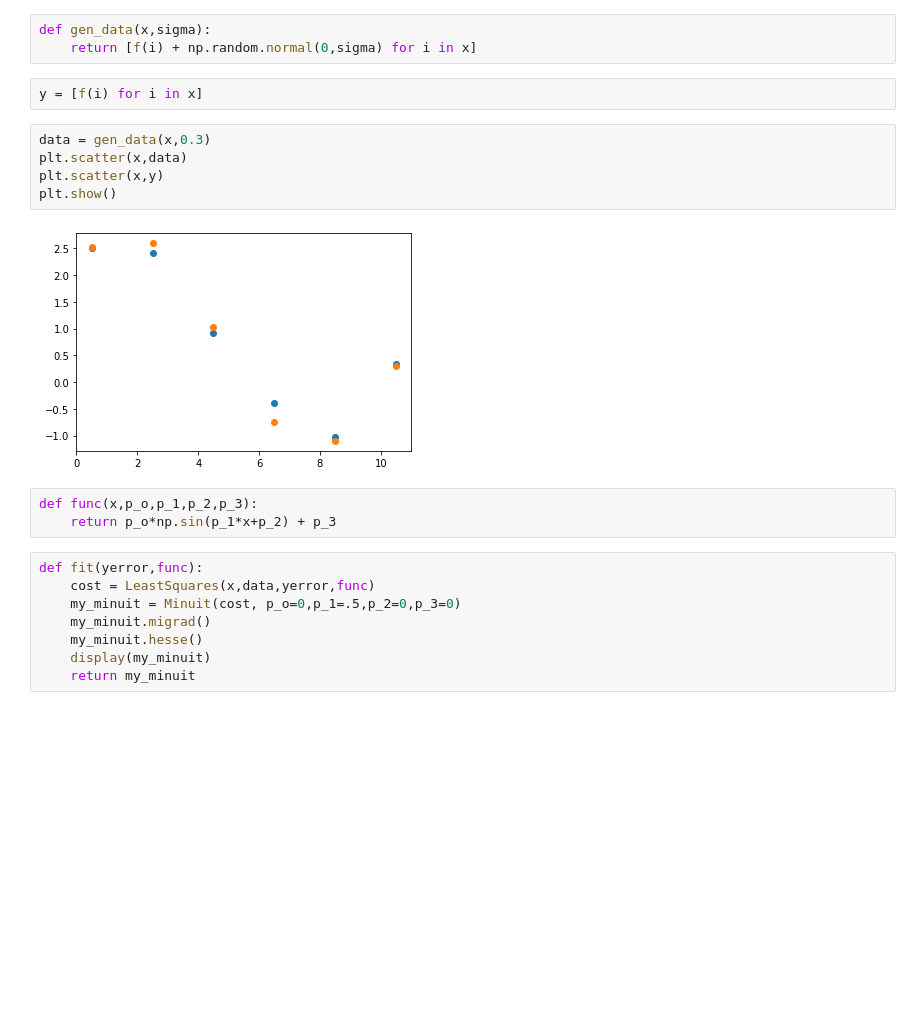
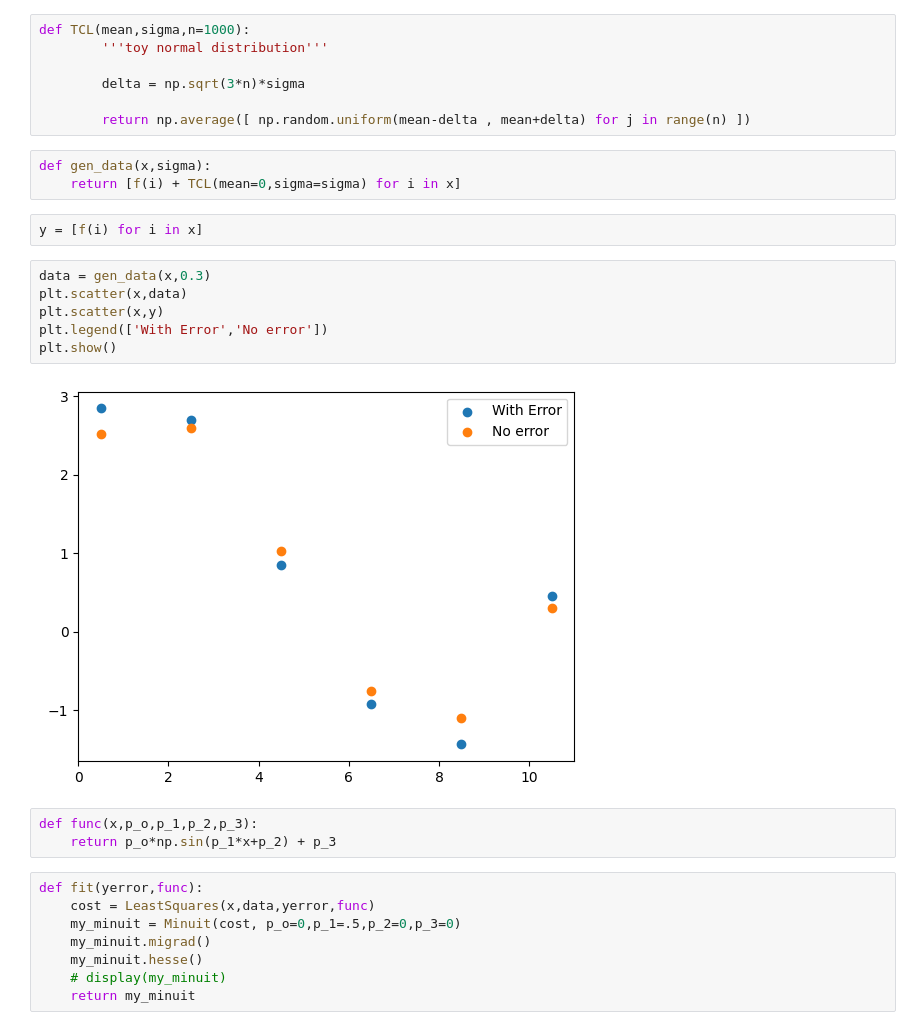
Before and after one commit to Yehan-Edirisinghe/Labo_cal, a Jupyter notebook: temi_esame/04-09-2023/esame.ipynb, the cells around one changed output. Cells and saved outputs as stored; diff of their text form; blank space fills up the shorter version.

```diff
--- a/temi_esame/04-09-2023/esame.ipynb
+++ b/temi_esame/04-09-2023/esame.ipynb
@@ -8,18 +9,26 @@ def f(x):
     return 2*np.sin(.5*x + .78) + .8
 # %%
 x = [.5,2.5,4.5,6.5,8.5,10.5]
+# %%
+def TCL(mean,sigma,n=1000):
+        '''toy normal distribution'''
+
+        delta = np.sqrt(3*n)*sigma
+
+        return np.average([ np.random.uniform(mean-delta , mean+delta) for j in range(n) ])
 # %%
 def gen_data(x,sigma):
-    return [f(i) + np.random.normal(0,sigma) for i in x]
+    return [f(i) + TCL(mean=0,sigma=sigma) for i in x]
 # %%
 y = [f(i) for i in x]
 # %%
 data = gen_data(x,0.3)
 plt.scatter(x,data)
 plt.scatter(x,y)
+plt.legend(['With Error','No error'])
 plt.show()
 # %% [output]
-[figure, old version]
+[figure, new version]
 # %%
 def func(x,p_o,p_1,p_2,p_3):
     return p_o*np.sin(p_1*x+p_2) + p_3
@@ -29,7 +38,7 @@ def fit(yerror,func):
     my_minuit = Minuit(cost, p_o=0,p_1=.5,p_2=0,p_3=0)
     my_minuit.migrad()
     my_minuit.hesse()
-    display(my_minuit)
+    # display(my_minuit)
     return my_minuit
 # %%
 fitted = fit(0.3, func)
```
Also changed, not shown: parts of 5 cells of this notebook, 3 other files.
